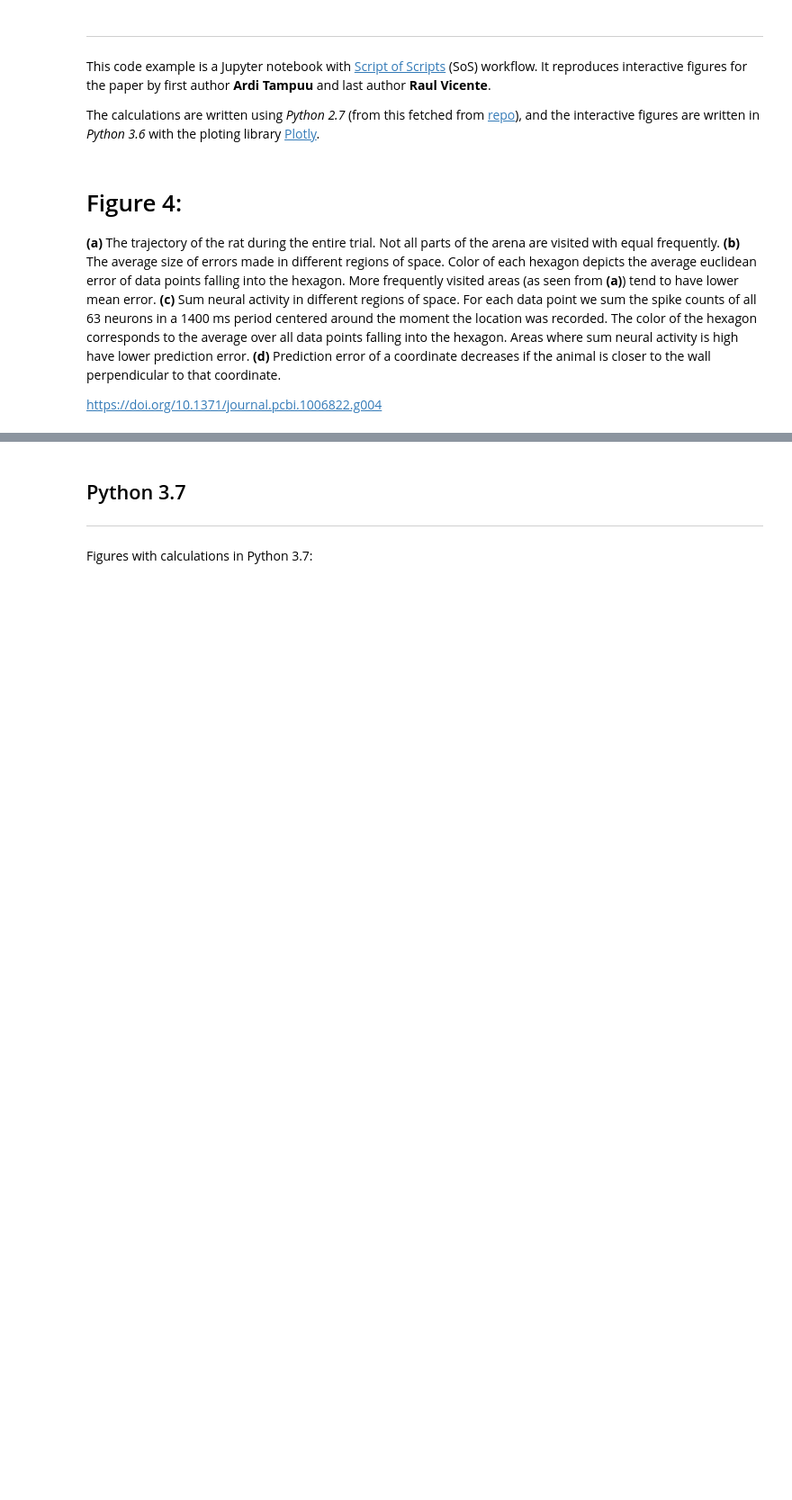
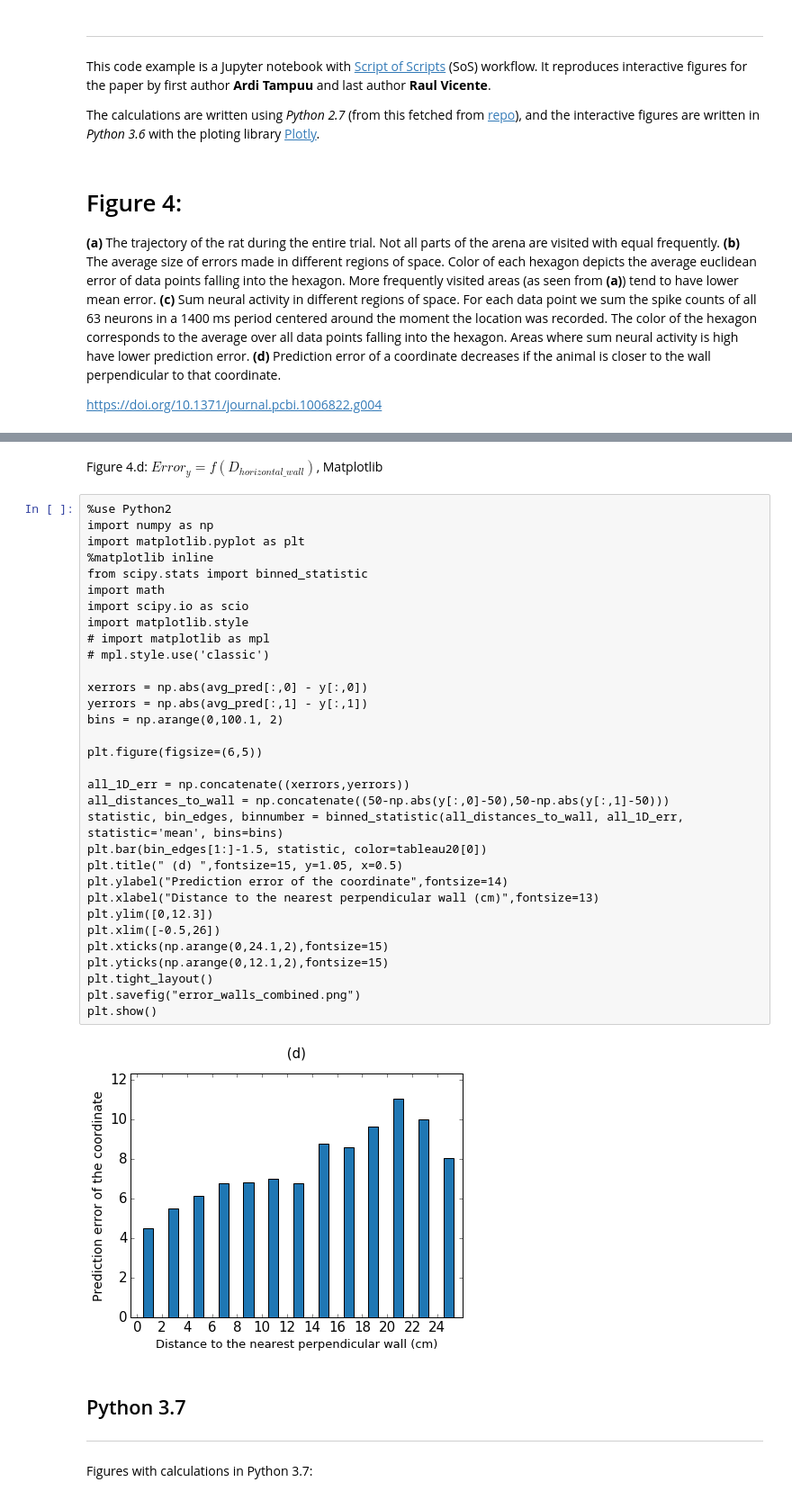
Before and after one commit to Notebook-Factory/NeuralDecoding_book, a Jupyter notebook: content/03/subsection/02-04/sos_notebook4.ipynb, the cells around one changed output, grey strips where cells are left out. Shown at 90% size. Cells and saved outputs as stored; diff of their text form; blank space fills up the shorter version.

```diff
--- a/content/03/subsection/02-04/sos_notebook4.ipynb
+++ b/content/03/subsection/02-04/sos_notebook4.ipynb
@@ -17,3 +224,39 @@ Figure with calculations in Python 2.7 Matplotlib:
+# %% [markdown]
+Figure 4.d: <b>$Error_y = f(D_{horizontal\_wall})$</b>, Matplotlib
+# %%
+%use Python2
+import numpy as np
+import matplotlib.pyplot as plt
+%matplotlib inline
+from scipy.stats import binned_statistic
+import math
+import scipy.io as scio
+import matplotlib.style
+# import matplotlib as mpl
+# mpl.style.use('classic')
+
+xerrors = np.abs(avg_pred[:,0] - y[:,0])
+yerrors = np.abs(avg_pred[:,1] - y[:,1])
+bins = np.arange(0,100.1, 2)
+
+plt.figure(figsize=(6,5))
+
+all_1D_err = np.concatenate((xerrors,yerrors))
+all_distances_to_wall = np.concatenate((50-np.abs(y[:,0]-50),50-np.abs(y[:,1]-50)))
+statistic, bin_edges, binnumber = binned_statistic(all_distances_to_wall, all_1D_err, statistic='mean', bins=bins)
+plt.bar(bin_edges[1:]-1.5, statistic, color=tableau20[0])
+plt.title(" (d) ",fontsize=15, y=1.05, x=0.5)
+plt.ylabel("Prediction error of the coordinate",fontsize=14)
+plt.xlabel("Distance to the nearest perpendicular wall (cm)",fontsize=13)
+plt.ylim([0,12.3])
+plt.xlim([-0.5,26])
+plt.xticks(np.arange(0,24.1,2),fontsize=15)
+plt.yticks(np.arange(0,12.1,2),fontsize=15)
+plt.tight_layout()
+plt.savefig("error_walls_combined.png")
+plt.show()
+# %% [output]
+[figure, added]
 # %% [markdown]
 ## Python 3.7
 ***
```
Also changed, not shown: parts of 6 cells of this notebook, 5 other files.
